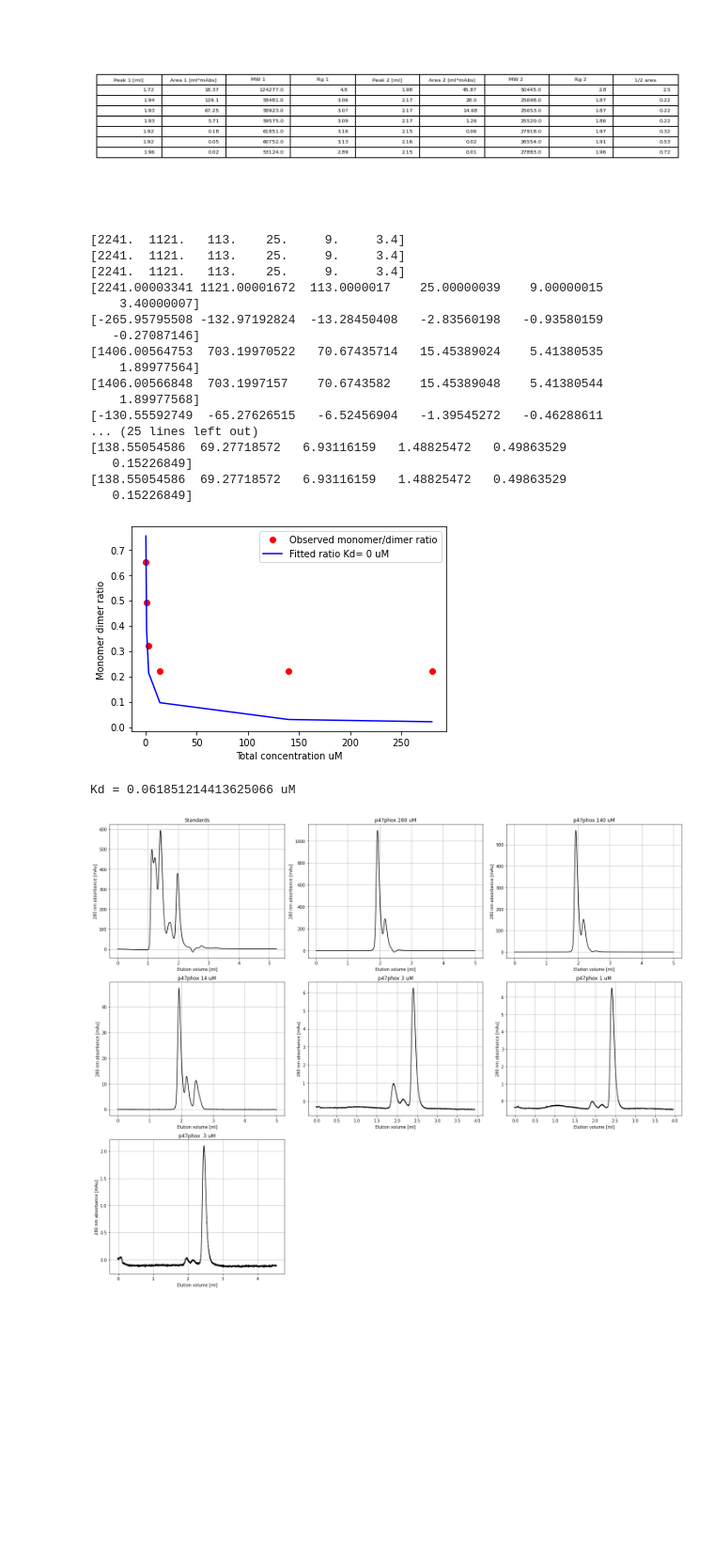
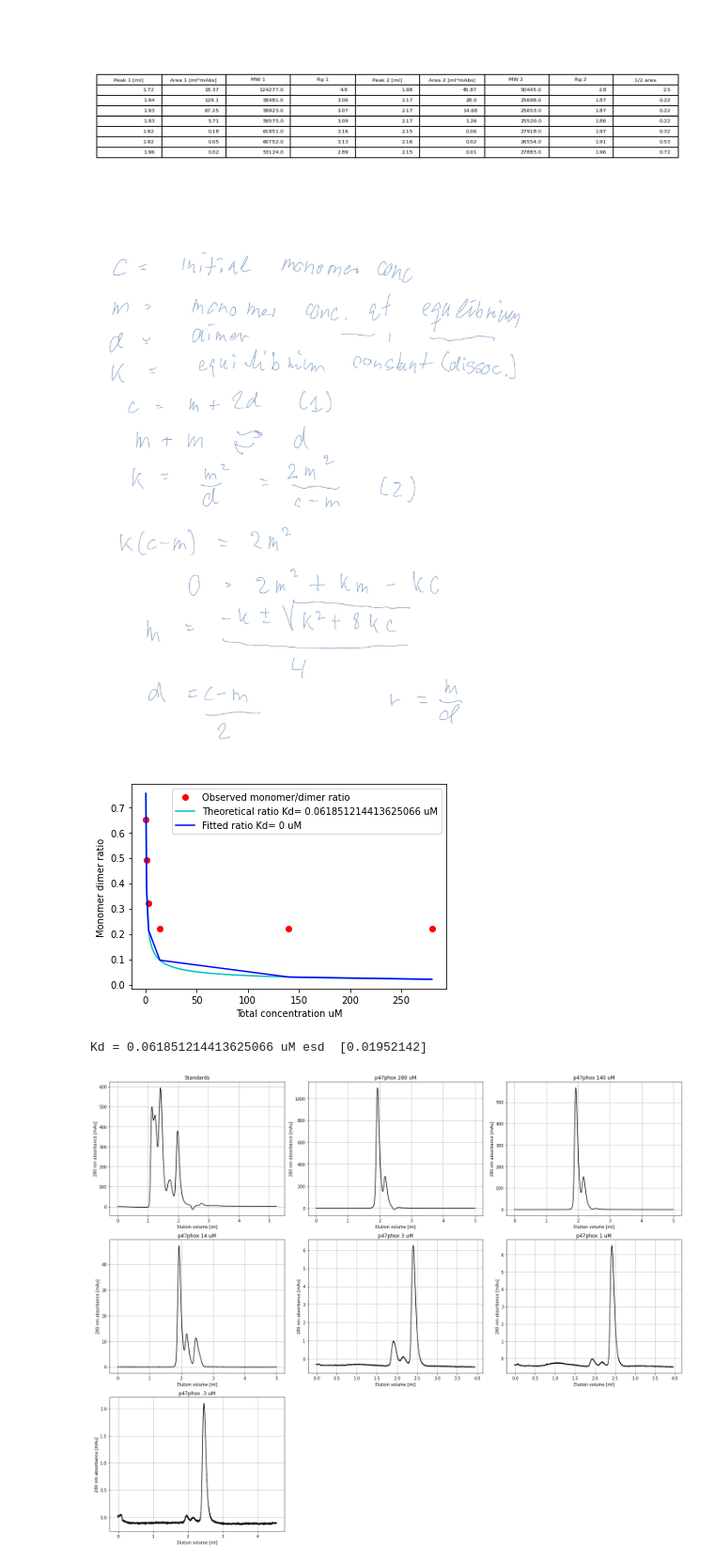
Before and after one commit to MichaelGajhede/SEC_analysis, a Jupyter notebook: SEC_fig.ipynb, the cells around one changed output. Shown at 94% size. Drawn from its saved outputs; the diff is of its cells as text; code cells hidden in the pictures; blank space fills up the shorter version.

```diff
--- a/SEC_fig.ipynb
+++ b/SEC_fig.ipynb
@@ -427,61 +427,46 @@ pp.savefig(fig, bbox_inches='tight')
 pp.close()
 # %% [output]
 [figure]
+# %% [markdown]
+![Monomer-dimer-equilibrium.jpg](embedded-picture-1)
 # %%
 #attemp to calculate Kd from data
 import numpy as np
 import matplotlib.pyplot as plt
 from scipy.optimize import curve_fit
 
 # Define the function to fit (monomer dimer ratio as a function of total concentration)
 def monomer_dimer_ratio(ct, Kd):
   di = (Kd**2 + 8*ct*Kd)
-  print(di)
   di = np.sqrt(di)
   m = (-Kd + di)/4
   d = (ct - m)/2
   return m/d
 
-# data from tabel above
+# data from table above
 xdata = np.array([280, 140, 14, 3, 1, .3])
 ydata = np.array([.22, .22, .22, .32, .49, .65])
 
-tst_x = np.arange(.01, 280,.01)
+#Generate smooth curve
+tst_x = np.arange(.3, 280,.01)
 
 # Fit the function to the data using curve_fit
-popt, pcov = curve_fit(monomer_dimer_ratio, xdata, ydata)
+popt, pcov = curve_fit(monomer_dimer_ratio, xdata, ydata, 1)
 
 # Plot the results
 plt.plot(xdata, ydata, 'ro', label='Observed monomer/dimer ratio')
-#plt.plot(tst_x, monomer_dimer_ratio(tst_x, .3), 'c-', label='Theoretical ratio Kd= '+str(.2)+' uM' )
+plt.plot(tst_x, monomer_dimer_ratio(tst_x, *popt), 'c-', label='Theoretical ratio Kd= '+str(popt[0])+' uM' )
 plt.plot(xdata, monomer_dimer_ratio(xdata, *popt), 'b-', label='Fitted ratio Kd= '+str(int(popt[0]))+' uM' )
 plt.xlabel('Total concentration uM')
 plt.ylabel('Monomer dimer ratio')
 plt.legend()
 plt.show()
 
 # Print the fitted parameter value
-print('Kd =', popt[0], 'uM')
+print('Kd =', popt[0], 'uM', 'esd ', np.sqrt(np.diag(pcov)))
 # %% [output]
+[figure, new version]
-[2241.  1121.   113.    25.     9.     3.4]
-[2241.  1121.   113.    25.     9.     3.4]
-[2241.  1121.   113.    25.     9.     3.4]
-[2241.00003341 1121.00001672  113.0000017    25.00000039    9.00000015
-    3.40000007]
-[-265.95795508 -132.97192824  -13.28450408   -2.83560198   -0.93580159
-   -0.27087146]
-[1406.00564753  703.19970522   70.67435714   15.45389024    5.41380535
-    1.89977564]
-[1406.00566848  703.1997157    70.6743582    15.45389048    5.41380544
-    1.89977568]
-[-130.55592749  -65.27626515   -6.52456904   -1.39545272   -0.46288611
-... (25 lines left out)
-[138.55054586  69.27718572   6.93116159   1.48825472   0.49863529
-   0.15226849]
-[138.55054586  69.27718572   6.93116159   1.48825472   0.49863529
-   0.15226849]
+Kd = 0.061851214413625066 uM esd  [0.01952142]
-[figure, old version]
-Kd = 0.061851214413625066 uM
 # %%
 #plot all selected traces
 from matplotlib.patches import Patch
```
